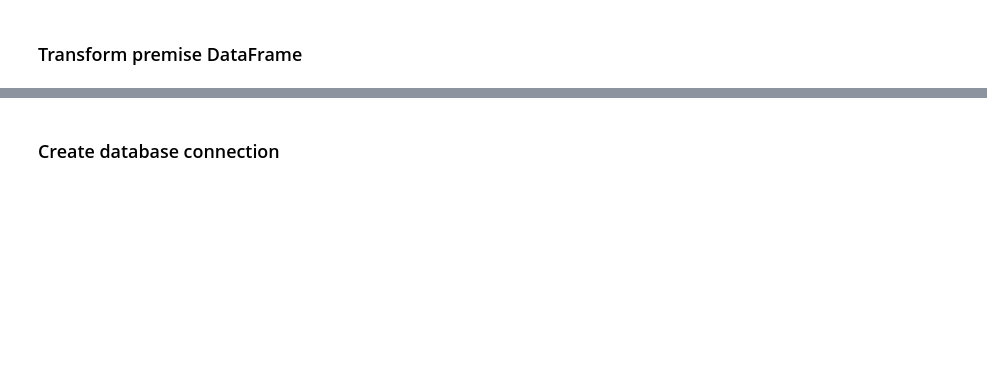
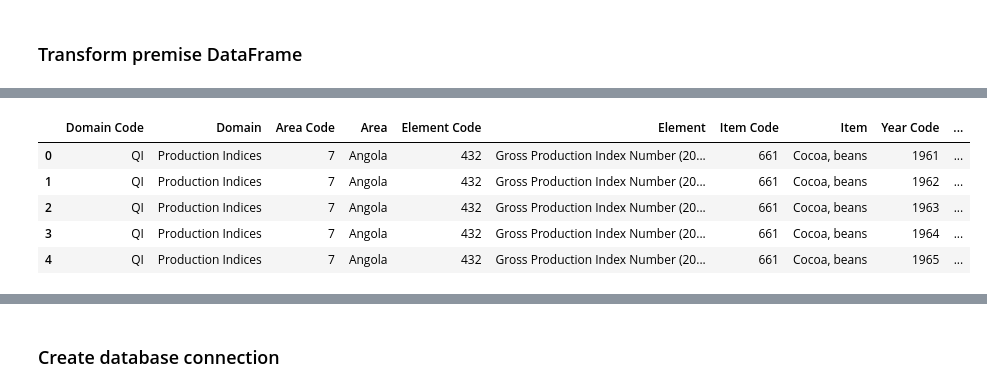
Before and after one commit to MellyB5/ETL_project, a Jupyter notebook: code_kevin/pandas_etl.ipynb, the cells around one changed output, grey strips where cells are left out. Saved outputs shown, nothing was run; the diff lists cells and outputs as text; code cells hidden in the pictures; blank space fills up the shorter version.

```diff
--- a/code_kevin/pandas_etl.ipynb
+++ b/code_kevin/pandas_etl.ipynb
@@ -76,0 +58,9 @@ county_transformed.head()
+# %%
+cocoa_prod_indices_df.head()
+# %% [output]
+|  | Domain Code | Domain | Area Code | Area | Element Code | Element | Item Code | Item | Year Code | ... |
+| 0 | QI | Production Indices | 7 | Angola | 432 | Gross Production Index Number (20... | 661 | Cocoa, beans | 1961 | ... |
+| 1 | QI | Production Indices | 7 | Angola | 432 | Gross Production Index Number (20... | 661 | Cocoa, beans | 1962 | ... |
+| 2 | QI | Production Indices | 7 | Angola | 432 | Gross Production Index Number (20... | 661 | Cocoa, beans | 1963 | ... |
+| 3 | QI | Production Indices | 7 | Angola | 432 | Gross Production Index Number (20... | 661 | Cocoa, beans | 1964 | ... |
+| 4 | QI | Production Indices | 7 | Angola | 432 | Gross Production Index Number (20... | 661 | Cocoa, beans | 1965 | ... |
```
Also changed, not shown: parts of 20 cells of this notebook.
